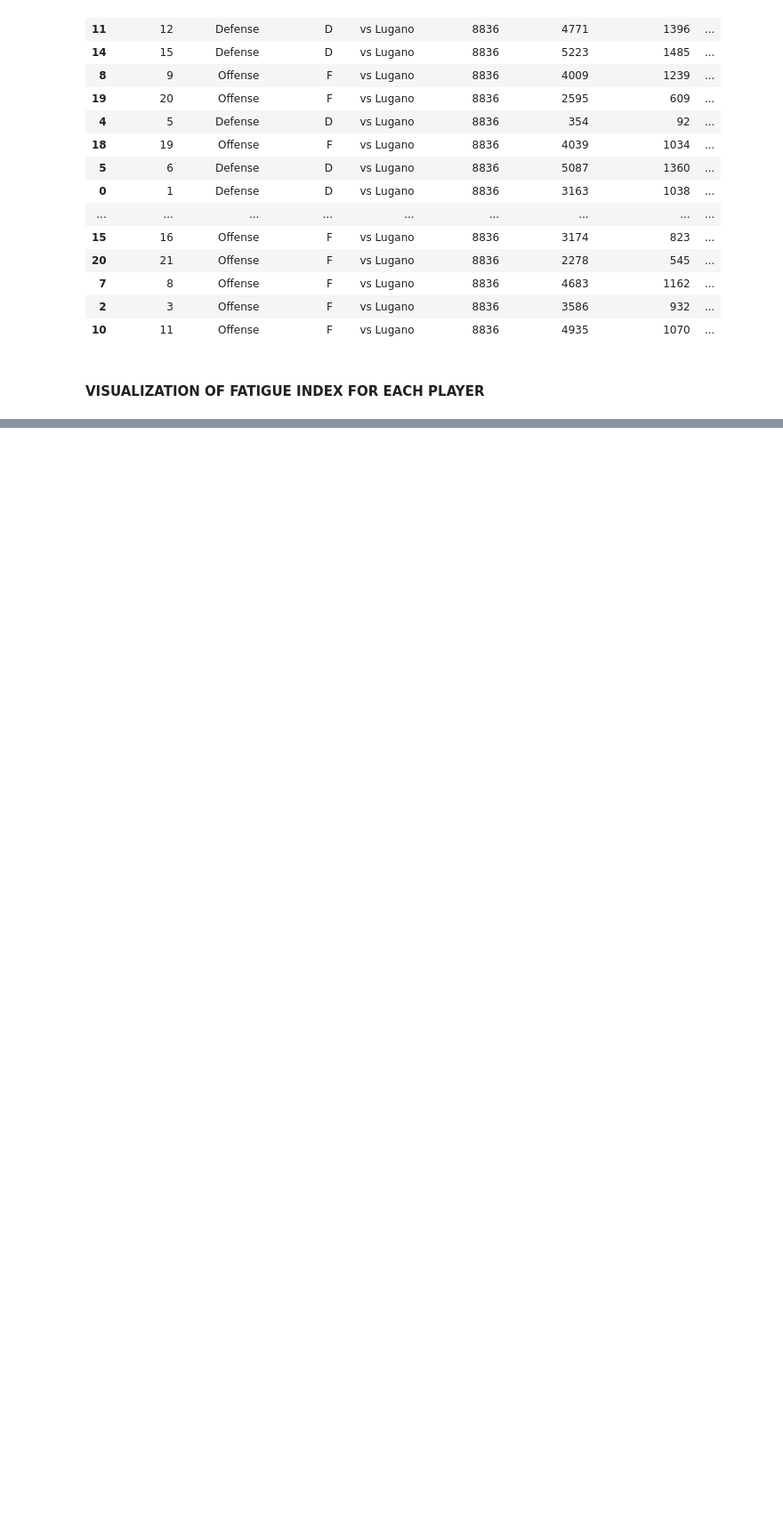
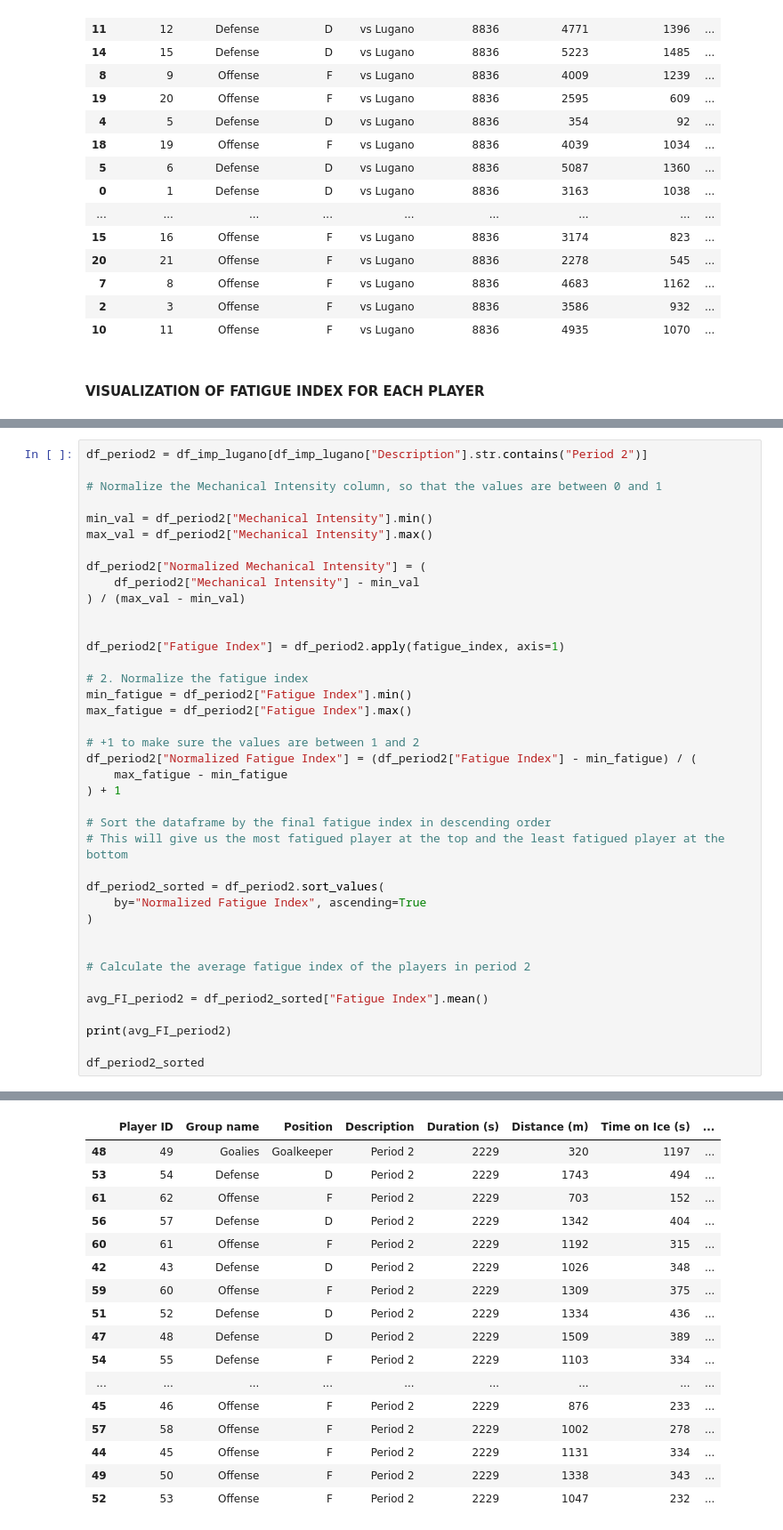
Before and after one commit to SamuelDevdas/Ice-Hockey-Players-Physical-Fatigue-Analysis, a Jupyter notebook: new.ipynb, the cells around one changed output, grey strips where cells are left out. Shown: that part at 89% size. Saved outputs shown, nothing was run; the diff lists cells and outputs as text; blank space fills up the shorter version.

```diff
--- a/new.ipynb
+++ b/new.ipynb
@@ -534,0 +565,40 @@ FileNotFoundError: [Errno 2] No such file or directory: 'D:\\Python\\Articles\\m
+# %%
+df_period2 = df_imp_lugano[df_imp_lugano["Description"].str.contains("Period 2")]
+
+# Normalize the Mechanical Intensity column, so that the values are between 0 and 1
+
+min_val = df_period2["Mechanical Intensity"].min()
+max_val = df_period2["Mechanical Intensity"].max()
+
+df_period2["Normalized Mechanical Intensity"] = (
+    df_period2["Mechanical Intensity"] - min_val
+) / (max_val - min_val)
+
+
+df_period2["Fatigue Index"] = df_period2.apply(fatigue_index, axis=1)
+
+# 2. Normalize the fatigue index
+min_fatigue = df_period2["Fatigue Index"].min()
+max_fatigue = df_period2["Fatigue Index"].max()
+
+# +1 to make sure the values are between 1 and 2
+df_period2["Normalized Fatigue Index"] = (df_period2["Fatigue Index"] - min_fatigue) / (
+    max_fatigue - min_fatigue
+) + 1
+
+# Sort the dataframe by the final fatigue index in descending order
+# This will give us the most fatigued player at the top and the least fatigued player at the bottom
+
+df_period2_sorted = df_period2.sort_values(
+    by="Normalized Fatigue Index", ascending=True
+)
+
+
+# Calculate the average fatigue index of the players in period 2
+
+avg_FI_period2 = df_period2_sorted["Fatigue Index"].mean()
+
+print(avg_FI_period2)
+
+df_period2_sorted
+# %% [output]
@@ -534,0 +621,17 @@ FileNotFoundError: [Errno 2] No such file or directory: 'D:\\Python\\Articles\\m
+|  | Player ID | Group name | Position | Description | Duration (s) | Distance (m) | Time on Ice (s) | ... |
+| 48 | 49 | Goalies | Goalkeeper | Period 2 | 2229 | 320 | 1197 | ... |
+| 53 | 54 | Defense | D | Period 2 | 2229 | 1743 | 494 | ... |
+| 61 | 62 | Offense | F | Period 2 | 2229 | 703 | 152 | ... |
+| 56 | 57 | Defense | D | Period 2 | 2229 | 1342 | 404 | ... |
+| 60 | 61 | Offense | F | Period 2 | 2229 | 1192 | 315 | ... |
+| 42 | 43 | Defense | D | Period 2 | 2229 | 1026 | 348 | ... |
+| 59 | 60 | Offense | F | Period 2 | 2229 | 1309 | 375 | ... |
+| 51 | 52 | Defense | D | Period 2 | 2229 | 1334 | 436 | ... |
+| 47 | 48 | Defense | D | Period 2 | 2229 | 1509 | 389 | ... |
+| 54 | 55 | Defense | F | Period 2 | 2229 | 1103 | 334 | ... |
+| ... | ... | ... | ... | ... | ... | ... | ... | ... |
+| 45 | 46 | Offense | F | Period 2 | 2229 | 876 | 233 | ... |
+| 57 | 58 | Offense | F | Period 2 | 2229 | 1002 | 278 | ... |
+| 44 | 45 | Offense | F | Period 2 | 2229 | 1131 | 334 | ... |
+| 49 | 50 | Offense | F | Period 2 | 2229 | 1338 | 343 | ... |
+| 52 | 53 | Offense | F | Period 2 | 2229 | 1047 | 232 | ... |
```
Also changed, not shown: parts of 32 cells of this notebook.
